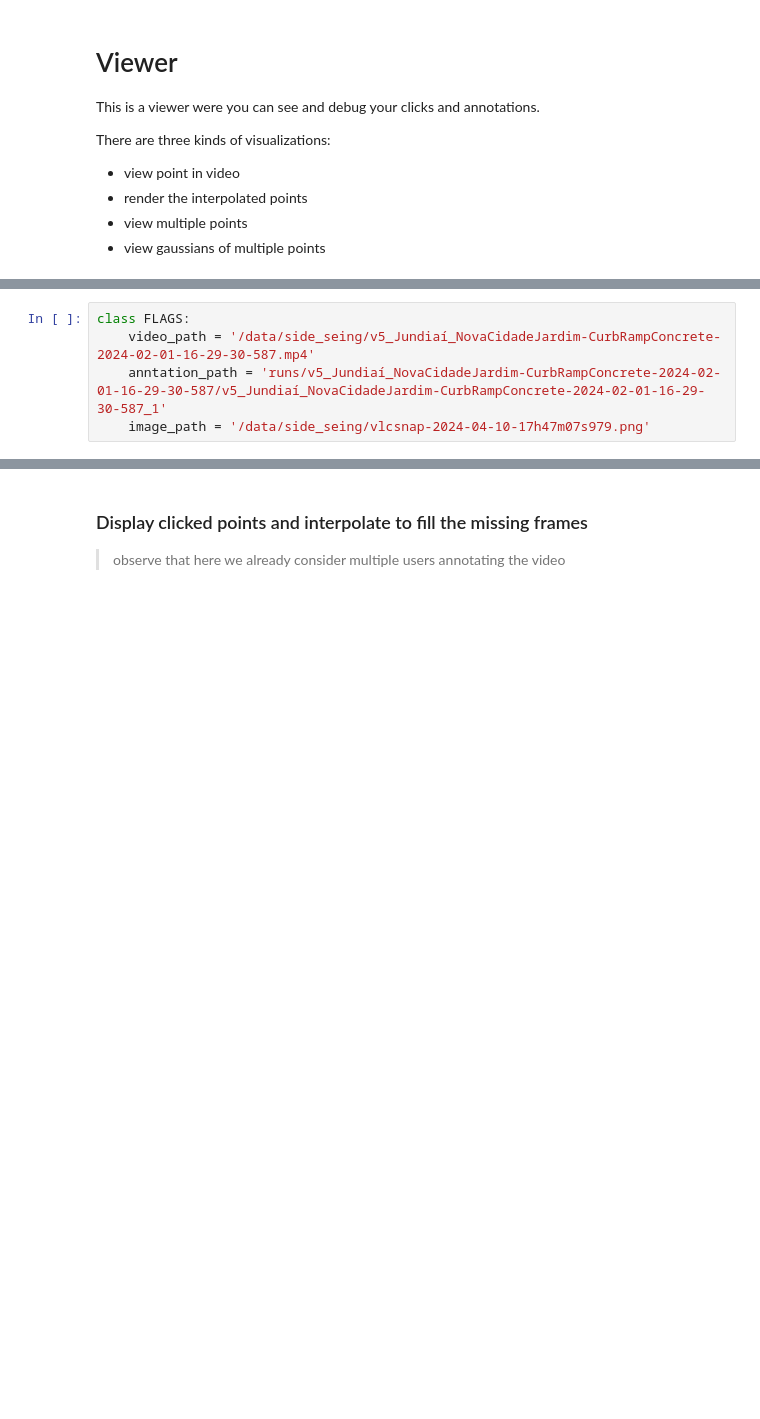
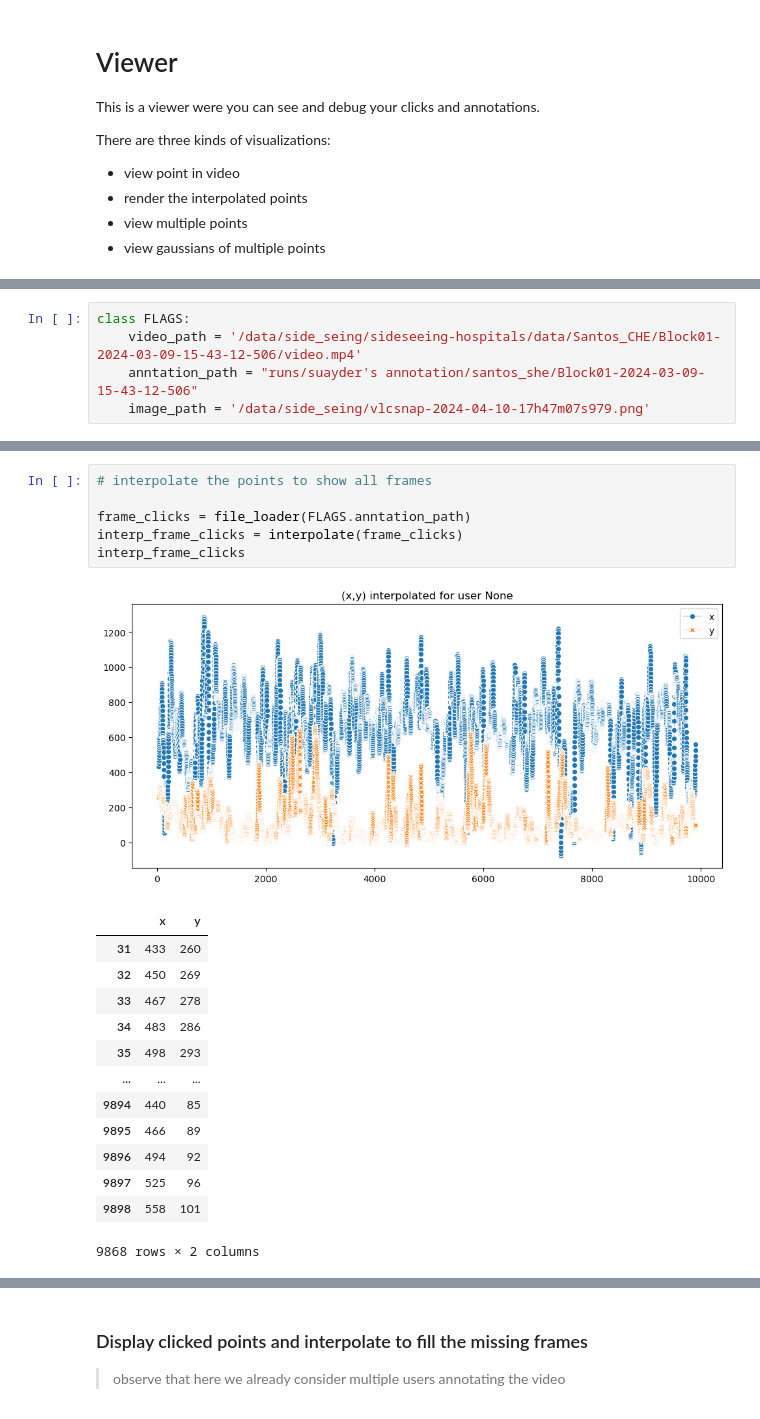
Before and after one commit to suayder/VideoClickCapture, a Jupyter notebook: data_render.ipynb, the cells around one changed output, grey strips where cells are left out. Drawn from its saved outputs; the diff is of its cells as text; blank space fills up the shorter version.

```diff
--- a/data_render.ipynb
+++ b/data_render.ipynb
@@ -29,8 +27,8 @@ from helpers.file_loader import file_loader, multiple_file_loader
 
 shows the clicked points in the video.
-# %%
-class FLAGS:
-    video_path = '/data/side_seing/v5_Jundiaí_NovaCidadeJardim-CurbRampConcrete-2024-02-01-16-29-30-587.mp4'
-    anntation_path = 'runs/v5_Jundiaí_NovaCidadeJardim-CurbRampConcrete-2024-02-01-16-29-30-587/v5_Jundiaí_NovaCidadeJardim-CurbRampConcrete-2024-02-01-16-29-30-587_1'
-    image_path = '/data/side_seing/vlcsnap-2024-04-10-17h47m07s979.png'
+# %%
+class FLAGS:
+    video_path = '/data/side_seing/sideseeing-hospitals/data/Santos_CHE/Block01-2024-03-09-15-43-12-506/video.mp4'
+    anntation_path = "runs/suayder's annotation/santos_she/Block01-2024-03-09-15-43-12-506"
+    image_path = '/data/side_seing/vlcsnap-2024-04-10-17h47m07s979.png'
 # %%
@@ -99,0 +89,21 @@ show_video(frame_clicks)
+# %%
+# interpolate the points to show all frames
+
+frame_clicks = file_loader(FLAGS.anntation_path)
+interp_frame_clicks = interpolate(frame_clicks)
+interp_frame_clicks
+# %% [output]
+[figure, added]
+|  | x | y |
+| 31 | 433 | 260 |
+| 32 | 450 | 269 |
+| 33 | 467 | 278 |
+| 34 | 483 | 286 |
+| 35 | 498 | 293 |
+| ... | ... | ... |
+| 9894 | 440 | 85 |
+| 9895 | 466 | 89 |
+| 9896 | 494 | 92 |
+| 9897 | 525 | 96 |
+| 9898 | 558 | 101 |
+9868 rows × 2 columns
```
Also changed, not shown: parts of 14 cells of this notebook, 4 other files.
